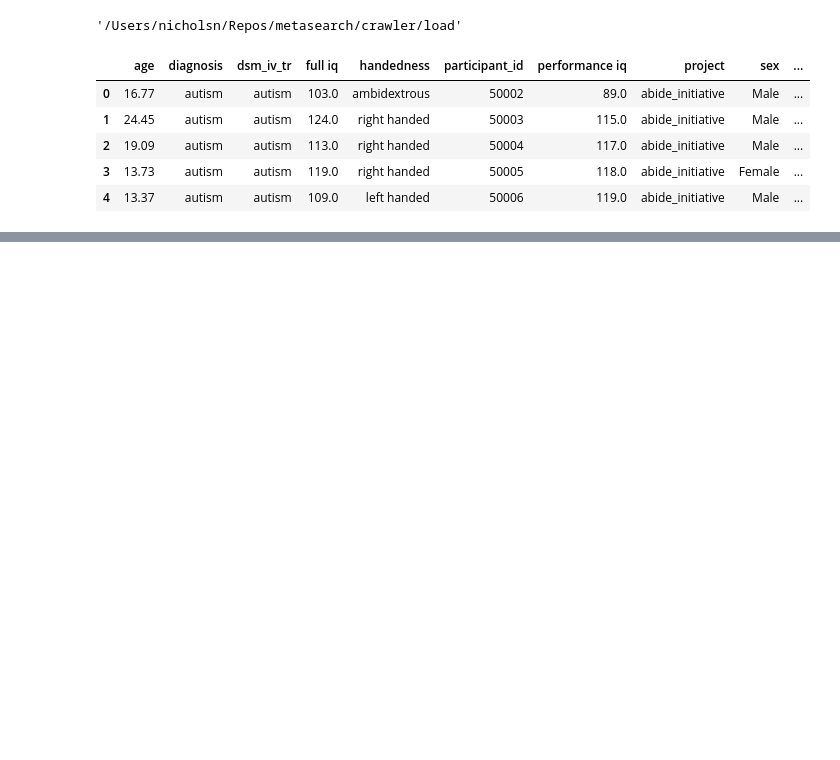
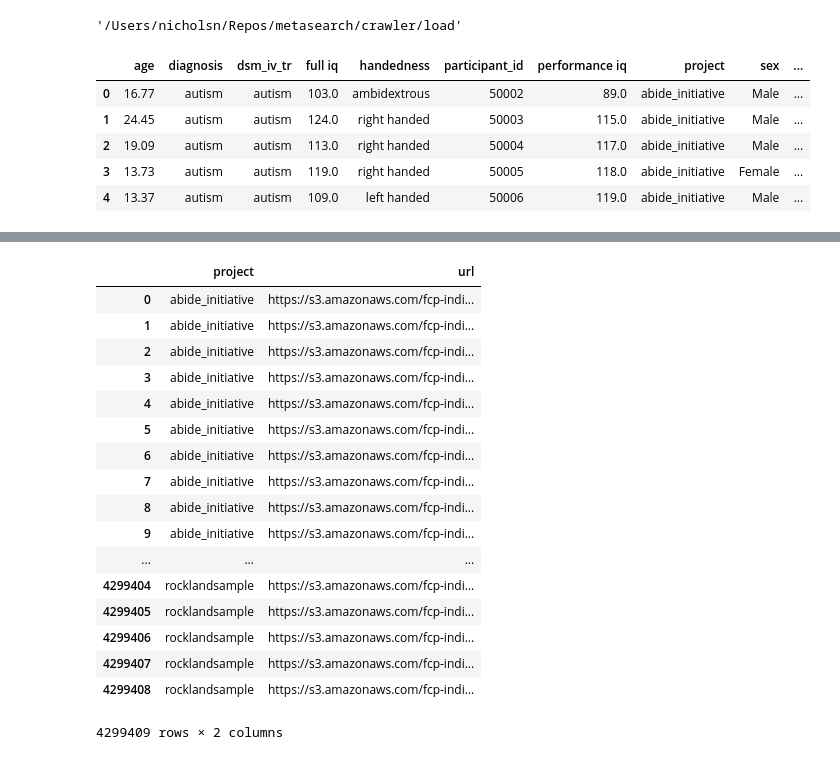
Before and after one commit to OpenNeuroLab/metasearch, a Jupyter notebook: crawler/load/Load.ipynb, the cells around one changed output, grey strips where cells are left out. Drawn from its saved outputs; the diff is of its cells as text; code cells hidden in the pictures; blank space fills up the shorter version.

```diff
--- a/crawler/load/Load.ipynb
+++ b/crawler/load/Load.ipynb
@@ -44,0 +49,16 @@ df.l
+# %%
+bucket = 'https://s3.amazonaws.com/fcp-indi/'
+aws_paths = paths.apply(lambda x: ''.join([bucket, x]))
+# %%
+# Break the path into parts.
+lists = aws_paths.str.split('/')
+# %%
+# Pull the project name out of the path.
+def get_project(x):
+    try:
+        return x[6].lower()
+    except:
+        return None
+projects = lists.apply(get_project)
+# %%
+final = pd.DataFrame(data=dict(project=projects, url=aws_paths))
@@ -44,0 +159,21 @@ df.l
+# %%
+final
+# %% [output]
+|  | project | url |
+| 0 | abide_initiative | https://s3.amazonaws.com/fcp-indi... |
+| 1 | abide_initiative | https://s3.amazonaws.com/fcp-indi... |
+| 2 | abide_initiative | https://s3.amazonaws.com/fcp-indi... |
+| 3 | abide_initiative | https://s3.amazonaws.com/fcp-indi... |
+| 4 | abide_initiative | https://s3.amazonaws.com/fcp-indi... |
+| 5 | abide_initiative | https://s3.amazonaws.com/fcp-indi... |
+| 6 | abide_initiative | https://s3.amazonaws.com/fcp-indi... |
+| 7 | abide_initiative | https://s3.amazonaws.com/fcp-indi... |
+| 8 | abide_initiative | https://s3.amazonaws.com/fcp-indi... |
+| 9 | abide_initiative | https://s3.amazonaws.com/fcp-indi... |
+| ... | ... | ... |
+| 4299404 | rocklandsample | https://s3.amazonaws.com/fcp-indi... |
+| 4299405 | rocklandsample | https://s3.amazonaws.com/fcp-indi... |
+| 4299406 | rocklandsample | https://s3.amazonaws.com/fcp-indi... |
+| 4299407 | rocklandsample | https://s3.amazonaws.com/fcp-indi... |
+| 4299408 | rocklandsample | https://s3.amazonaws.com/fcp-indi... |
+4299409 rows × 2 columns
```
Also changed, not shown: parts of 17 cells of this notebook, 2 other files.
